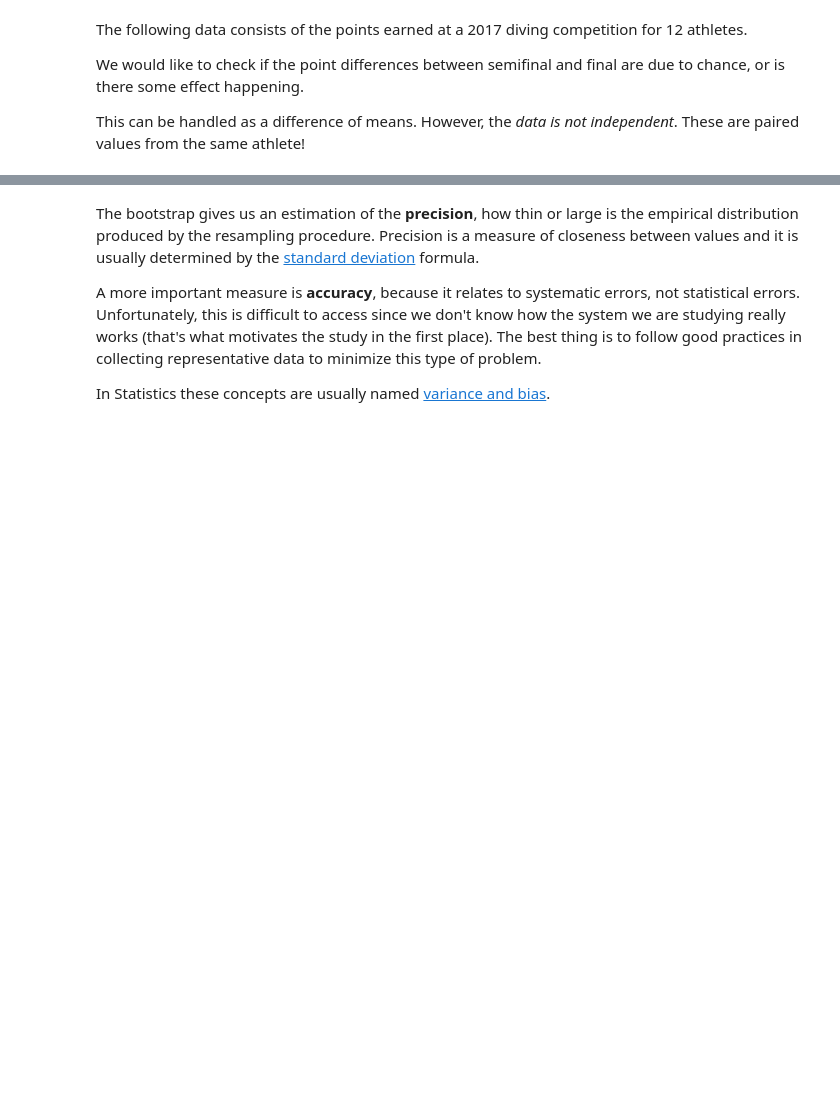
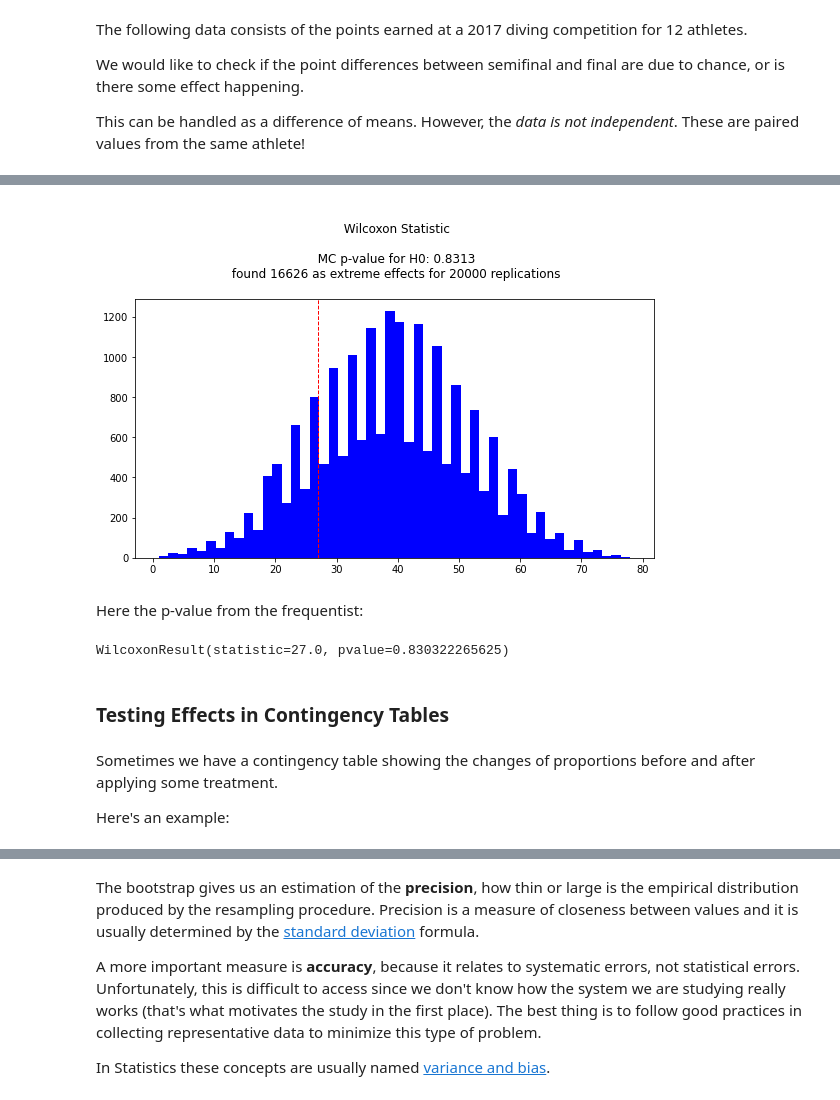
Before and after one commit to jpneto/topicsInPython, a Jupyter notebook: notebooks/Resampling.ipynb, the cells around one changed output, grey strips where cells are left out. Saved outputs shown, nothing was run; the diff lists cells and outputs as text; code cells hidden in the pictures; blank space fills up the shorter version.

```diff
--- a/notebooks/Resampling.ipynb
+++ b/notebooks/Resampling.ipynb
@@ -462,0 +474,37 @@ So chance alone could account for the point differences between final and semifi
+# %%
+def wilcoxon(swaps):
+  # apply swaps
+  xs, ys = np.array(semifinal), np.array(final)
+  for i,swap in enumerate(swaps):
+    if swap == -1:
+      xs[i], ys[i] = ys[i], xs[i]
+  # compute statistic
+  # ref: https://www.investopedia.com/terms/w/wilcoxon-test.asp
+  diffs = xs-ys                           # obtain a difference score
+  diffs = diffs[diffs != 0]               # remove zeros
+  signs = 1 - 2*(diffs < 0)               # save signs of differences
+  ranks = ss.rankdata(np.absolute(diffs)) # rank scores
+  result = signs * ranks                  # assign signs to ranks
+  return np.sum(result[result > 0])       # return sum of the positive ranks
+# %%
+bucket1 = makeBucket1([-1,1], True)  # generate random list of +1s/-1s
+bucket2 = makeBucket2(bucket1, len(final), wilcoxon)
+
+results = bucket2(20_000)
+
+observedEffect = wilcoxon([1]*len(final))
+present_results(results, observedEffect, "Wilcoxon Statistic")
+# %% [output]
+[figure, added]
+# %% [markdown]
+Here the p-value from the frequentist:
+# %%
+ss.wilcoxon(semifinal, final, alternative="greater")
+# %% [output]
+WilcoxonResult(statistic=27.0, pvalue=0.830322265625)
+# %% [markdown]
+### Testing Effects in Contingency Tables
+# %% [markdown]
+Sometimes we have a contingency table showing the changes of proportions before and after applying some treatment.
+
+Here's an example:
```
Also changed, not shown: parts of 60 cells of this notebook.
